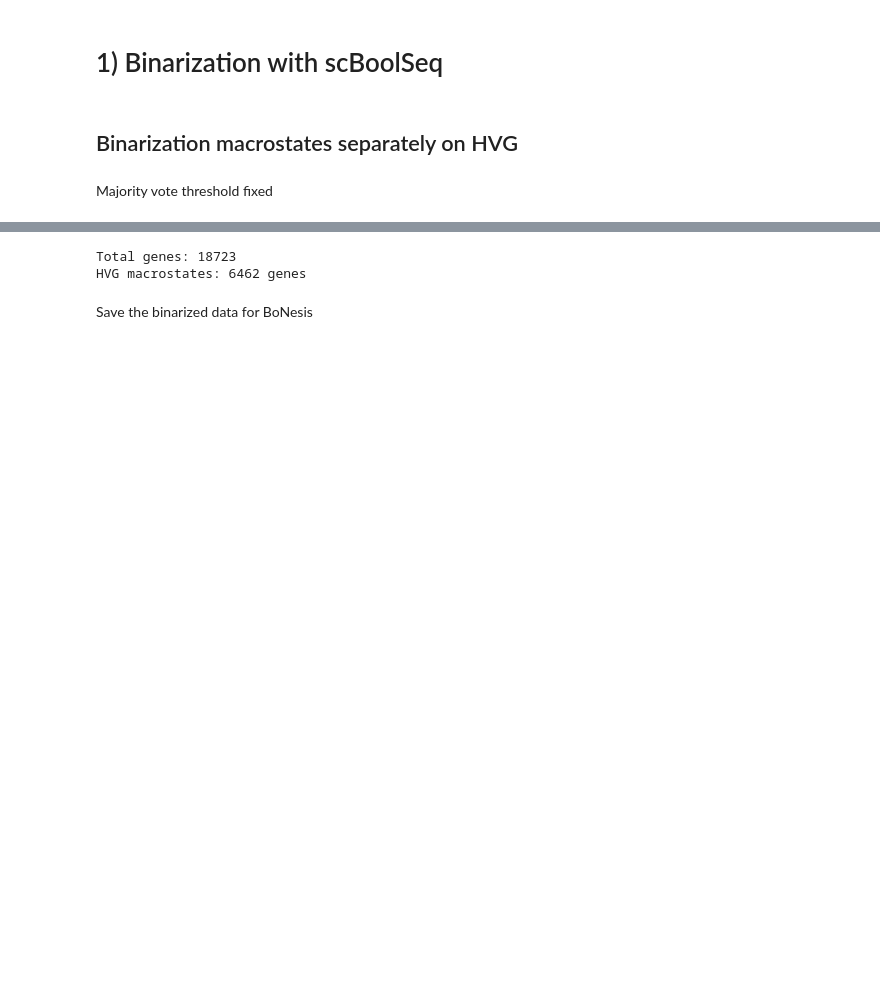
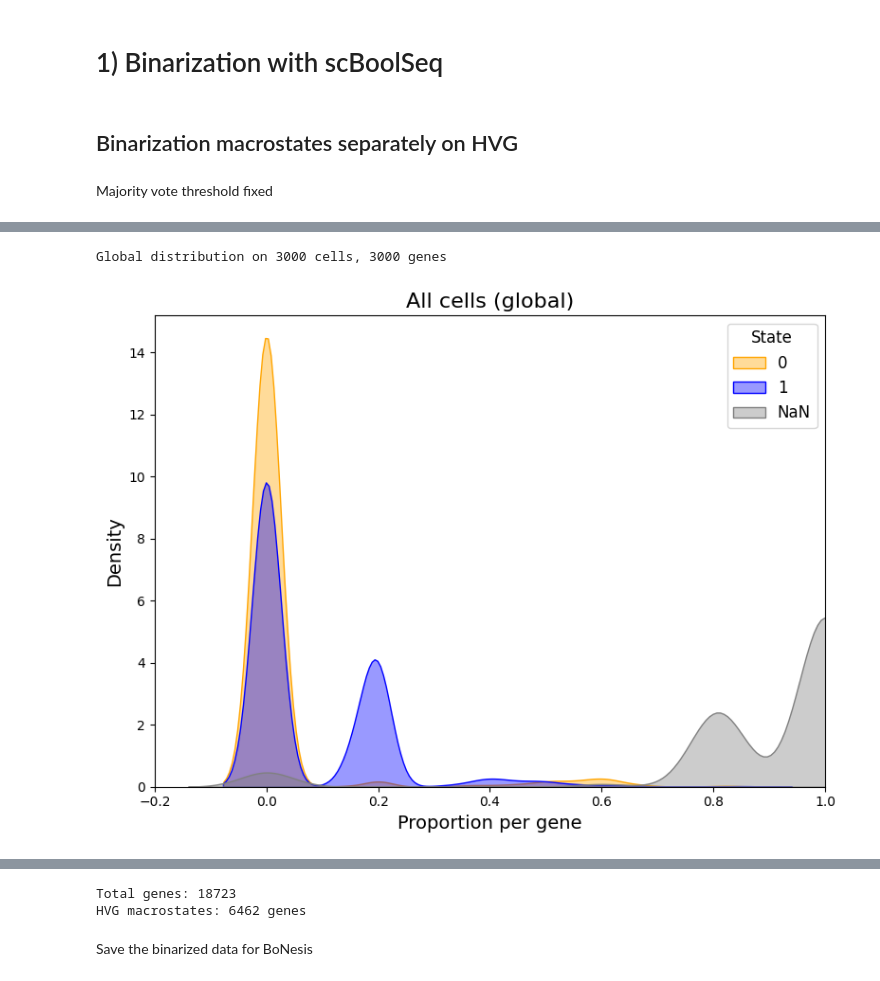
Before and after one commit to Augugustine/CITE-seq-analysis-CLL, a Jupyter notebook: 3- Boolean model/Binarization.ipynb, the cells around one changed output, grey strips where cells are left out. Saved outputs shown, nothing was run; the diff lists cells and outputs as text; code cells hidden in the pictures; blank space fills up the shorter version.

```diff
--- a/3- Boolean model/Binarization.ipynb
+++ b/3- Boolean model/Binarization.ipynb
@@ -330,0 +164,37 @@ ON: 23 | OFF: 35 | NaN: 1942
+# %%
+# Global distribution globale
+n_cells_total = binarized.shape[0]
+
+gene_stats_global = {}
+for gene in binarized.columns:
+    col = binarized[gene]
+    gene_stats_global[gene] = {
+        "prop_1":   (col == 1).mean(),
+        "prop_0":   (col == 0).mean(),
+        "prop_nan": col.isna().mean()
+    }
+stats_df_global = pd.DataFrame(gene_stats_global).T
+
+print(f"Global distribution on {n_cells_total} cells, {stats_df_global.shape[0]} genes")
+
+fig, ax = plt.subplots(figsize=(8, 6))
+
+sns.kdeplot(stats_df_global["prop_0"],   fill=True, alpha=0.4, color="orange", label="0",   ax=ax)
+sns.kdeplot(stats_df_global["prop_1"],   fill=True, alpha=0.4, color="blue",   label="1",   ax=ax)
+sns.kdeplot(stats_df_global["prop_nan"], fill=True, alpha=0.4, color="gray",   label="NaN", ax=ax)
+
+ax.set_title("All cells (global)", fontsize=16)
+ax.set_xlim(-0.2, 1)
+ax.set_xlabel("Proportion per gene", fontsize=14)
+ax.set_ylabel("Density", fontsize=14)
+ax.legend(title="State", fontsize=12, title_fontsize=12)
+
+plt.tight_layout()
+plt.savefig(
+    f"{output_directory}/distribution_scboolseq_global.png",
+    dpi=200, bbox_inches="tight"
+)
+plt.show()
+# %% [output]
+Global distribution on 3000 cells, 3000 genes
+[figure, added]
```
Also changed, not shown: parts of 16 cells of this notebook.
